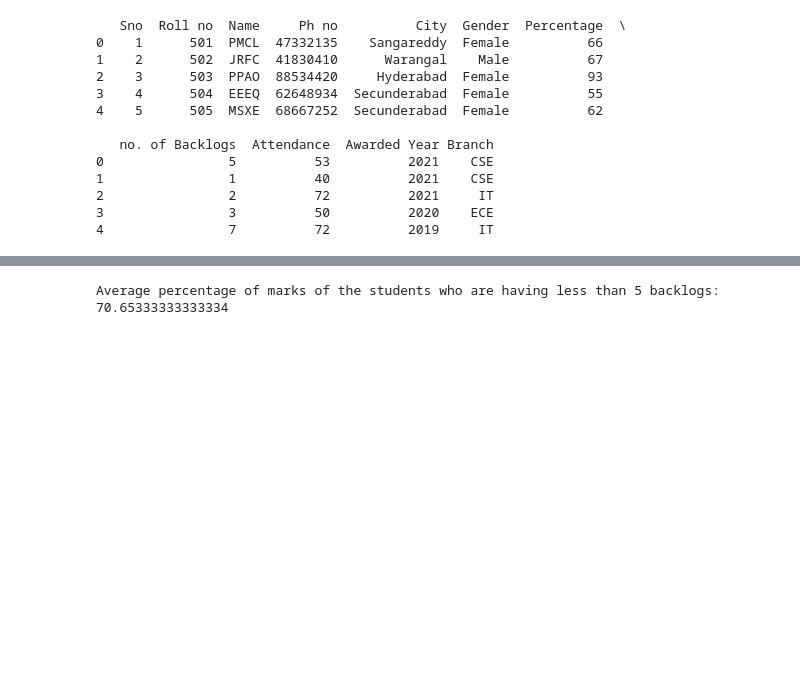
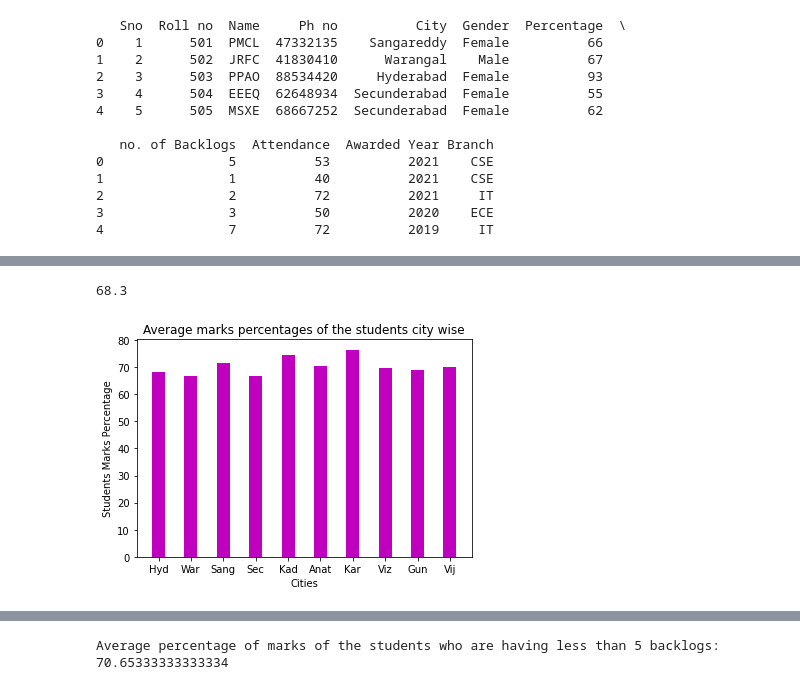
Before and after one commit to Jelsingeprajwal/data-visualisation-assignment, a Jupyter notebook: DV_assignment.ipynb, the cells around one changed output, grey strips where cells are left out. Cells and saved outputs as stored; diff of their text form; code cells hidden in the pictures; blank space fills up the shorter version.

```diff
--- a/DV_assignment.ipynb
+++ b/DV_assignment.ipynb
@@ -71,3 +89,40 @@ war_percentage=war[['Roll no','Name','City','Percentage']]
+# %%
+#2. What are the marks percentages of the students city wise?
+len(student_details['City'].drop_duplicates())
+student_details['City'].drop_duplicates()
+# print(student_details['City'].drop_duplicates())
+c=student_details.groupby('City')
+hyd=c.get_group('Hyderabad')
+war=c.get_group('Warangal')
+sang=c.get_group('Sangareddy')
+sec=c.get_group('Secunderabad')
+kad=c.get_group('Kadappa')
+anat=c.get_group('Anantapur')
+kar=c.get_group('Karimnagar')
+viz=c.get_group('Vizag')
+gun=c.get_group('Guntur')
+vij=c.get_group('Vijayawada')
+hyd_percentage=hyd['Percentage'].mean()
+sang_percentage=sang['Percentage'].mean()
+sec_percentage=sec['Percentage'].mean()
+kad_percentage=kad['Percentage'].mean()
+anat_percentage=anat['Percentage'].mean()
+viz_percentage=viz['Percentage'].mean()
+gun_percentage=gun['Percentage'].mean()
+vij_percentage=vij['Percentage'].mean()
+kar_percentage=kar['Percentage'].mean()
+war_percentage=war['Percentage'].mean()
+print(hyd_percentage)
+plt.bar(['Hyd','War','Sang','Sec','Kad','Anat','Kar','Viz','Gun','Vij'],
+        [hyd_percentage,war_percentage,sang_percentage,sec_percentage,kad_percentage,anat_percentage,kar_percentage,viz_percentage,gun_percentage,vij_percentage],
+        width=0.4,color=['m'])
+plt.title('Average marks percentages of the students city wise')
+plt.xlabel('Cities')
+plt.ylabel('Students Marks Percentage')
+plt.show()
+# %% [output]
+68.3
+[figure, added]
 # %%
 #3. Which Branch Students attendance is better?
 b=student_details.groupby('Branch')
```
Also changed, not shown: parts of 4 cells of this notebook, 1 other file.
